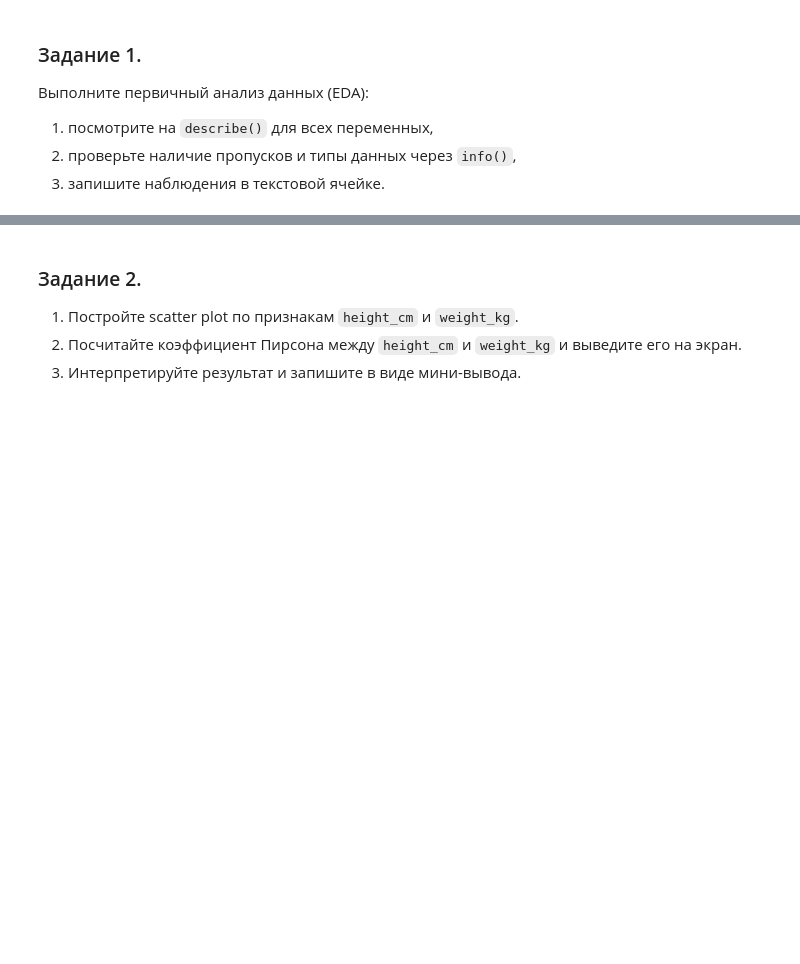
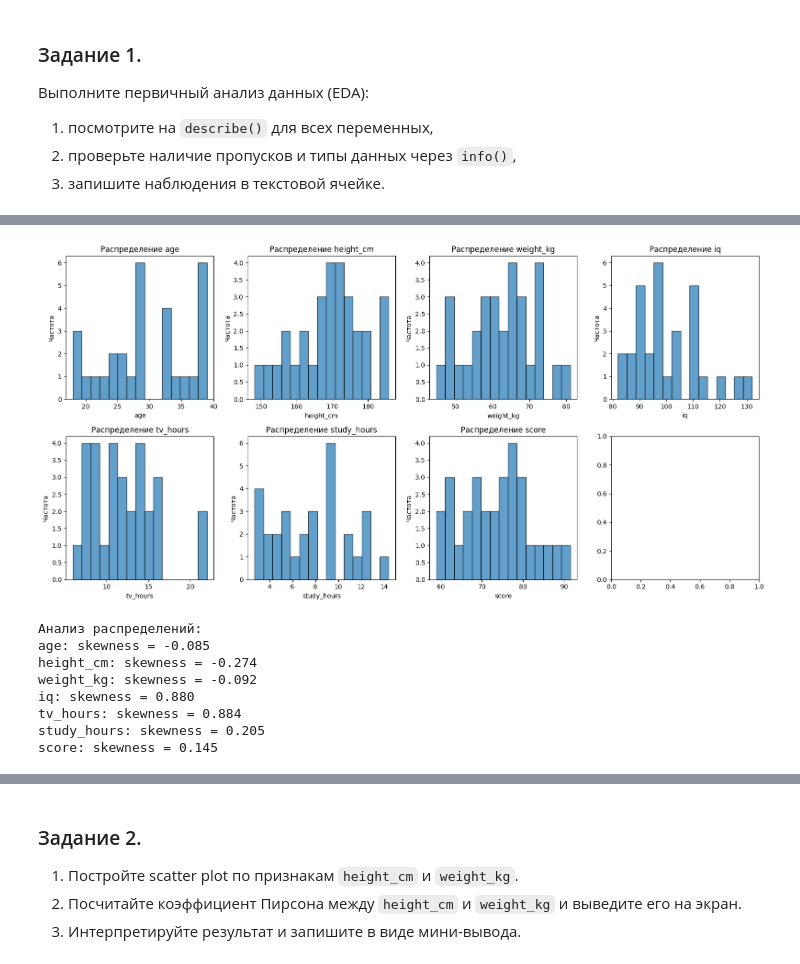
Before and after one commit to riubi/tests-math, a Jupyter notebook: mathematical_statistics/corr_reg_homework.ipynb, the cells around one changed output, grey strips where cells are left out. Cells and saved outputs as stored; diff of their text form; code cells hidden in the pictures; blank space fills up the shorter version.

Commit message:
Stats tasks 1-2 impl.

```diff
--- a/mathematical_statistics/corr_reg_homework.ipynb
+++ b/mathematical_statistics/corr_reg_homework.ipynb
@@ -26,7 +25,7 @@ from sklearn.model_selection import train_test_split
 
 np.random.seed(28)
 # %%
-df = pd.read_csv('practical_module_dataset.csv')
+df = pd.read_csv('practical_task_2_dataset.csv')
 df.shape
 df.head()
 # %% [output]
@@ -50,0 +73,31 @@ df.head()
+# %%
+# Построение гистограмм для всех числовых переменных
+numeric_cols = df.select_dtypes(include=[np.number]).columns.tolist()
+numeric_cols.remove('id')
+
+fig, axes = plt.subplots(2, 4, figsize=(16, 8))
+axes = axes.flatten()
+
+for i, col in enumerate(numeric_cols):
+    axes[i].hist(df[col], bins=15, edgecolor='black', alpha=0.7)
+    axes[i].set_title(f'Распределение {col}')
+    axes[i].set_xlabel(col)
+    axes[i].set_ylabel('Частота')
+
+plt.tight_layout()
+plt.show()
+
+print("\nАнализ распределений:")
+for col in numeric_cols:
+    skewness = df[col].skew()
+    print(f"{col}: skewness = {skewness:.3f}")
+# %% [output]
+[figure, added]
+Анализ распределений:
+age: skewness = -0.085
+height_cm: skewness = -0.274
+weight_kg: skewness = -0.092
+iq: skewness = 0.880
+tv_hours: skewness = 0.884
+study_hours: skewness = 0.205
+score: skewness = 0.145
```
Also changed, not shown: parts of 60 cells of this notebook, 2 other files.
